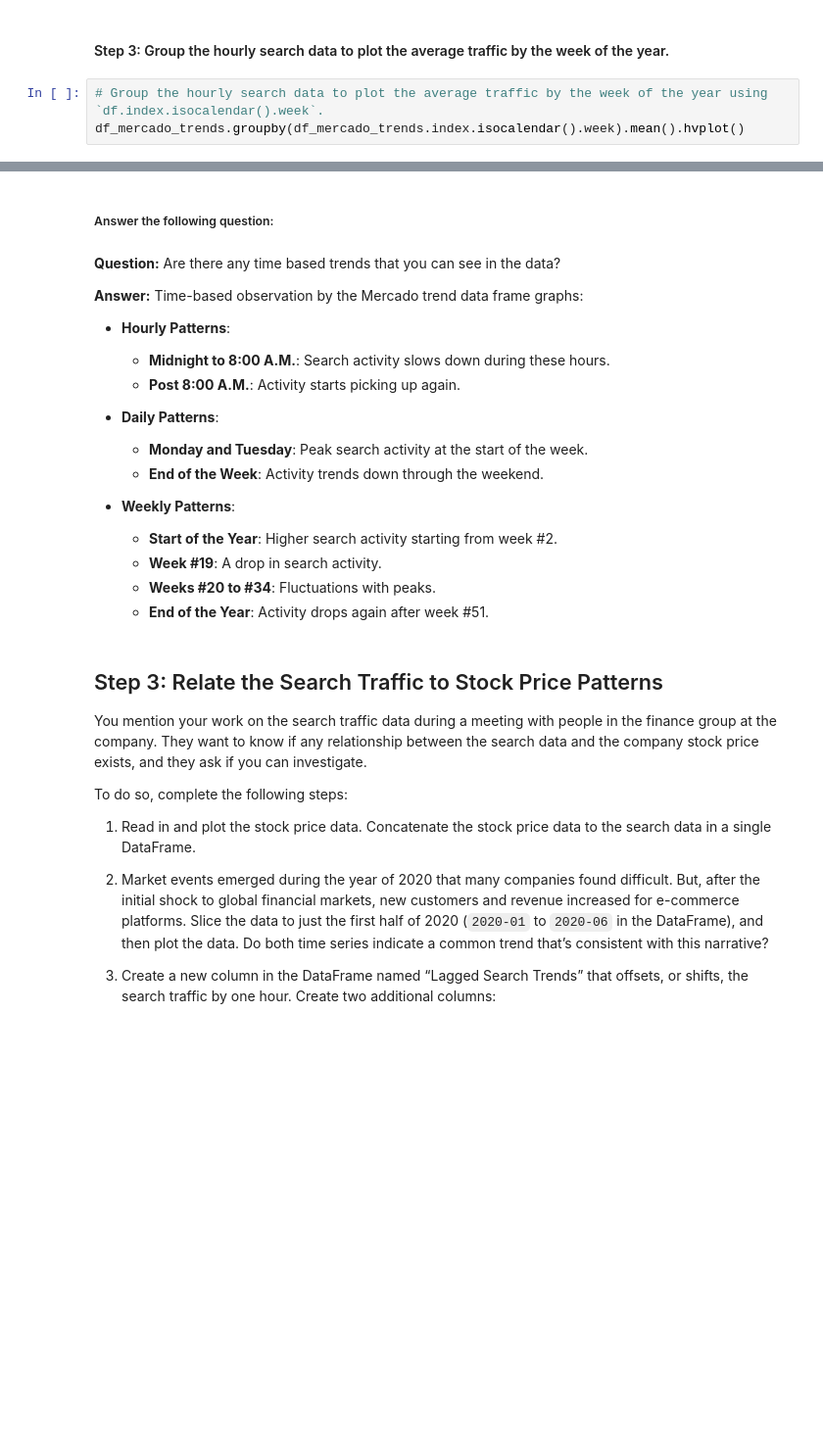
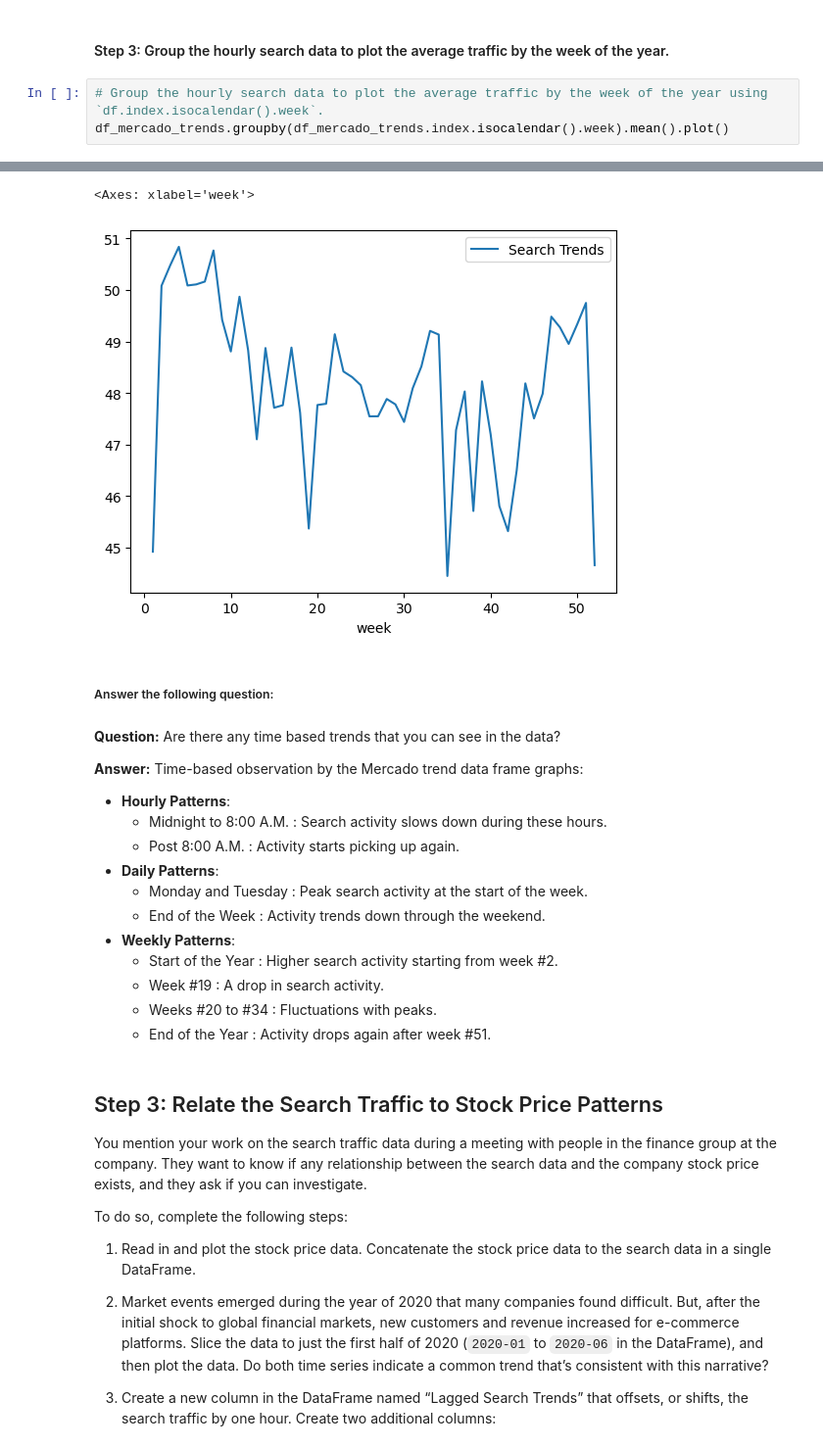
Before and after one commit to ifonseca69/prophet-challenge, a Jupyter notebook: forecasting_net_prophet.ipynb, the cells around one changed output, grey strips where cells are left out. Shown at 98% size. Drawn from its saved outputs; the diff is of its cells as text; blank space fills up the shorter version.

```diff
--- a/forecasting_net_prophet.ipynb
+++ b/forecasting_net_prophet.ipynb
@@ -171,5 +171,5 @@ df_mercado_trends.groupby(df_mercado_trends.index.isocalendar().day).mean().plot
 #### Step 3: Group the hourly search data to plot the average traffic by the week of the year.
 # %%
 # Group the hourly search data to plot the average traffic by the week of the year using `df.index.isocalendar().week`.
-df_mercado_trends.groupby(df_mercado_trends.index.isocalendar().week).mean().hvplot()
+df_mercado_trends.groupby(df_mercado_trends.index.isocalendar().week).mean().plot()
 # %% [output]
@@ -177,3 +176,5 @@ df_mercado_trends.groupby(df_mercado_trends.index.isocalendar().week).mean().hvp
+<Axes: xlabel='week'>
+[figure, added]
 # %% [markdown]
 ##### Answer the following question:
 # %% [markdown]
@@ -182,21 +183,16 @@ df_mercado_trends.groupby(df_mercado_trends.index.isocalendar().week).mean().hvp
 **Answer:** Time-based observation by the Mercado trend data frame graphs:
 
  - **Hourly Patterns**:
-
-    -   **Midnight to 8:00 A.M.**: Search activity slows down during these hours.
-    -   **Post 8:00 A.M.**: Activity starts picking up again.
-
+    -   Midnight to 8:00 A.M. : Search activity slows down during these hours.
+    -   Post 8:00 A.M. : Activity starts picking up again.
  - **Daily Patterns**:
-
-    -   **Monday and Tuesday**: Peak search activity at the start of the week.
-    -   **End of the Week**: Activity trends down through the weekend.
-
+    -   Monday and Tuesday : Peak search activity at the start of the week.
+    -   End of the Week : Activity trends down through the weekend.
  - **Weekly Patterns**:
-
-    -   **Start of the Year**: Higher search activity starting from week #2.
-    -   **Week #19**: A drop in search activity.
-    -   **Weeks #20 to #34**: Fluctuations with peaks.
-    -   **End of the Year**: Activity drops again after week #51.
+    -   Start of the Year : Higher search activity starting from week #2.
+    -   Week #19 : A drop in search activity.
+    -   Weeks #20 to #34 : Fluctuations with peaks.
+    -   End of the Year : Activity drops again after week #51.
 # %% [markdown]
 ## Step 3: Relate the Search Traffic to Stock Price Patterns
 
```
Also changed, not shown: parts of 5 cells of this notebook.
